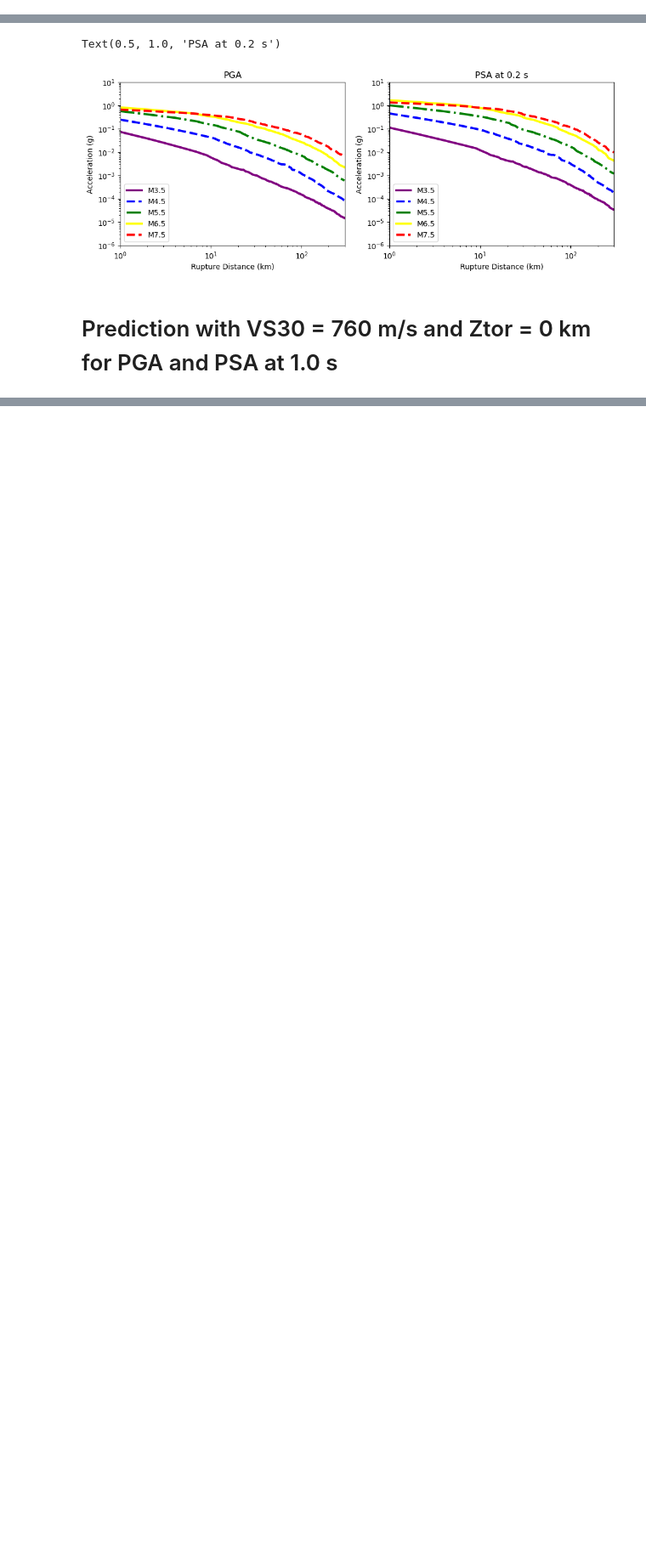
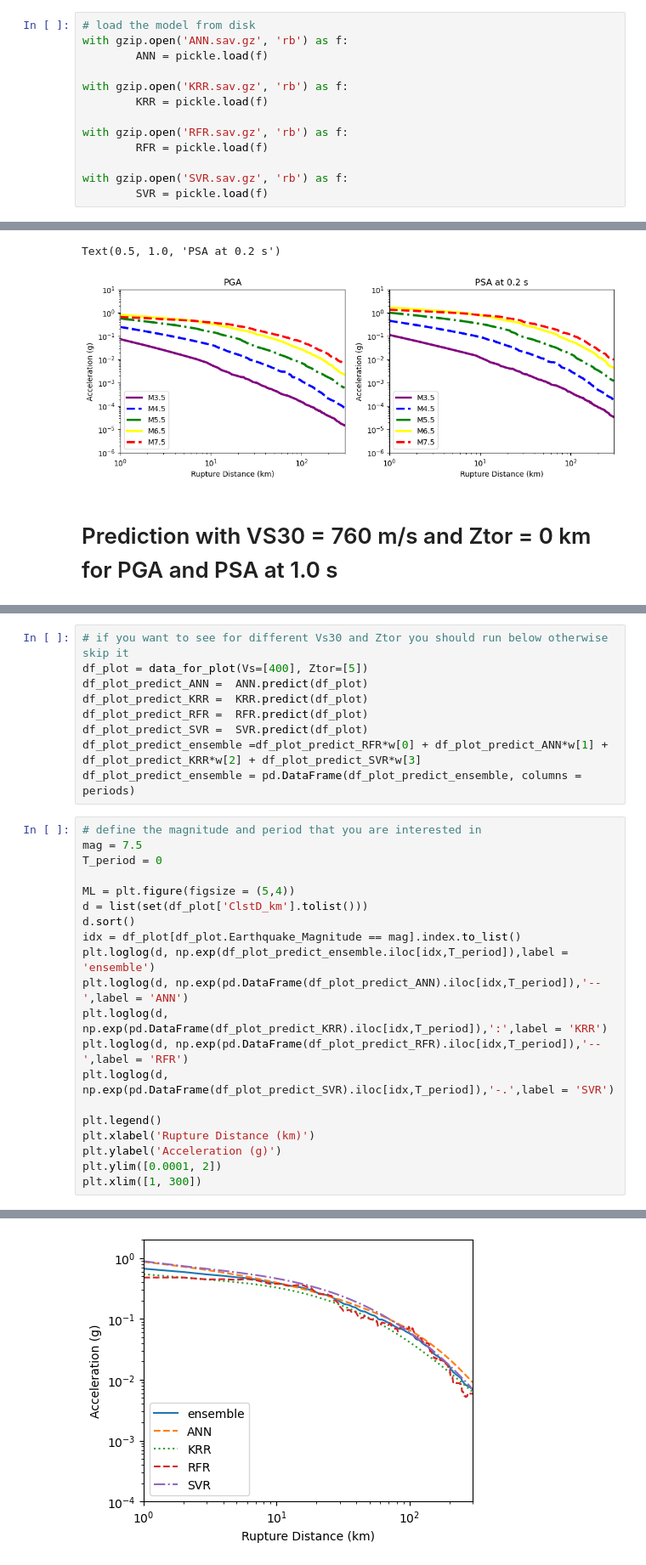
Before and after one commit to farhadseda/ML-Based-GMMs-for-NGA-West2, a Jupyter notebook: ShowCase.ipynb, the cells around one changed output, grey strips where cells are left out. Shown: that part at 85% size. Saved outputs shown, nothing was run; the diff lists cells and outputs as text; blank space fills up the shorter version.

```diff
--- a/ShowCase.ipynb
+++ b/ShowCase.ipynb
@@ -37,3 +44,16 @@ SVR = pickle.load(open(filename, 'rb'))
+# %%
+# load the model from disk
+with gzip.open('ANN.sav.gz', 'rb') as f:
+        ANN = pickle.load(f)
+
+with gzip.open('KRR.sav.gz', 'rb') as f:
+        KRR = pickle.load(f)
+
+with gzip.open('RFR.sav.gz', 'rb') as f:
+        RFR = pickle.load(f)
+
+with gzip.open('SVR.sav.gz', 'rb') as f:
+        SVR = pickle.load(f)
 # %% [markdown]
 ## Function to plot the distance scaling
 # %%
@@ -131,0 +185,30 @@ Text(0.5, 1.0, 'PSA at 1.0 s')
+# %%
+# if you want to see for different Vs30 and Ztor you should run below otherwise skip it
+df_plot = data_for_plot(Vs=[400], Ztor=[5])
+df_plot_predict_ANN =  ANN.predict(df_plot)
+df_plot_predict_KRR =  KRR.predict(df_plot)
+df_plot_predict_RFR =  RFR.predict(df_plot)
+df_plot_predict_SVR =  SVR.predict(df_plot)
+df_plot_predict_ensemble =df_plot_predict_RFR*w[0] + df_plot_predict_ANN*w[1] + df_plot_predict_KRR*w[2] + df_plot_predict_SVR*w[3]
+df_plot_predict_ensemble = pd.DataFrame(df_plot_predict_ensemble, columns = periods)
+# %%
+# define the magnitude and period that you are interested in
+mag = 7.5
+T_period = 0
+
+ML = plt.figure(figsize = (5,4))
+d = list(set(df_plot['ClstD_km'].tolist()))
+d.sort()
+idx = df_plot[df_plot.Earthquake_Magnitude == mag].index.to_list()
+plt.loglog(d, np.exp(df_plot_predict_ensemble.iloc[idx,T_period]),label = 'ensemble')
+plt.loglog(d, np.exp(pd.DataFrame(df_plot_predict_ANN).iloc[idx,T_period]),'--',label = 'ANN')
+plt.loglog(d, np.exp(pd.DataFrame(df_plot_predict_KRR).iloc[idx,T_period]),':',label = 'KRR')
+plt.loglog(d, np.exp(pd.DataFrame(df_plot_predict_RFR).iloc[idx,T_period]),'--',label = 'RFR')
+plt.loglog(d, np.exp(pd.DataFrame(df_plot_predict_SVR).iloc[idx,T_period]),'-.',label = 'SVR')
+
+plt.legend()
+plt.xlabel('Rupture Distance (km)')
+plt.ylabel('Acceleration (g)')
+plt.ylim([0.0001, 2])
+plt.xlim([1, 300])
+# %% [output]
@@ -131,0 +216 @@ Text(0.5, 1.0, 'PSA at 1.0 s')
+[figure, added]
```
Also changed, not shown: parts of 18 cells of this notebook.
